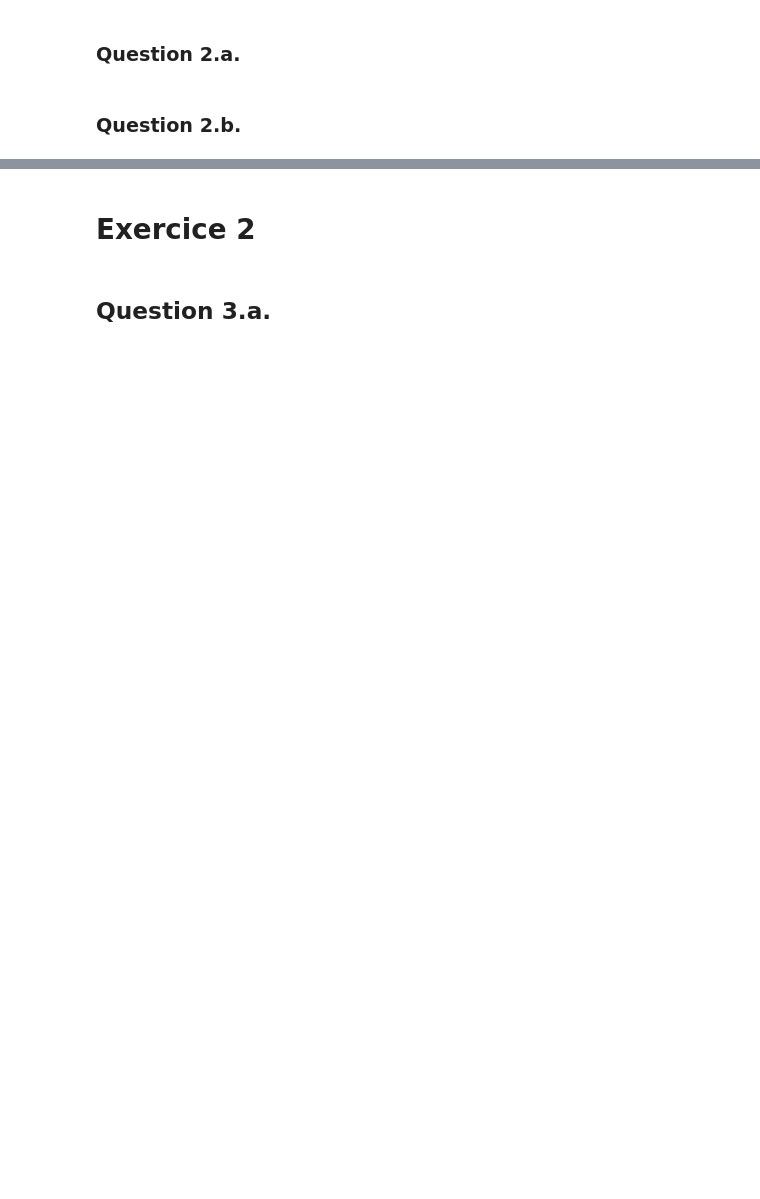
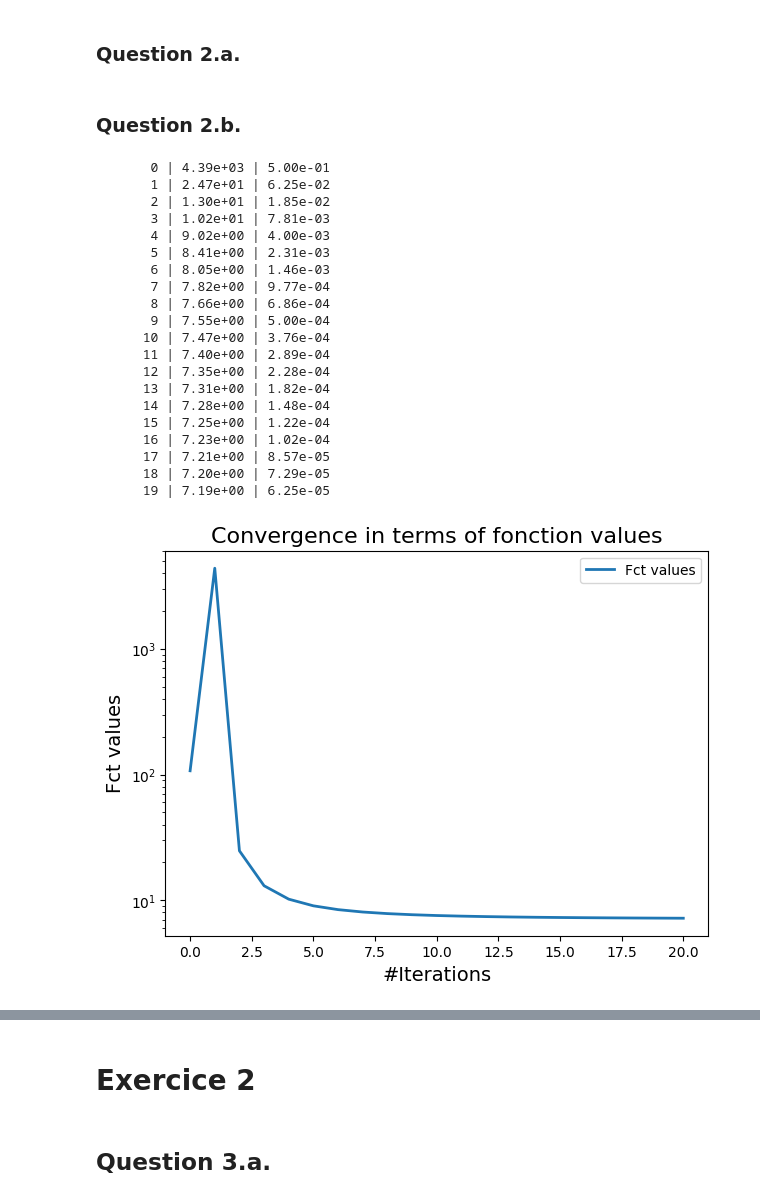
Before and after one commit to Pi-erren/psl_iasd_works, a Jupyter notebook: optimization/project/ml_optimization_project.ipynb, the cells around one changed output, grey strips where cells are left out. Saved outputs shown, nothing was run; the diff lists cells and outputs as text; code cells hidden in the pictures; blank space fills up the shorter version.

```diff
--- a/optimization/project/ml_optimization_project.ipynb
+++ b/optimization/project/ml_optimization_project.ipynb
@@ -79,7 +58,33 @@ visualize(data={"Gradient norm": norm_grad_val}, title="norm of gradient")
 # %%
 np.random.seed(0)
 n = 10
 X = np.random.normal(0, 1, n).reshape(1, n)
 y = np.random.normal(0, 1, n).reshape(1, n)
 W0 = np.random.normal(0, 1, (n, n))
-pblinreg = RegPb(X=X, y=y, lbda=2, loss="l2")
+pblinreg = RegPb(X=X, y=y, w=W0, lambda_reg=0)
+
+loss_vals = gd(pblinreg, stepchoice=3, init_step=0.5, n_iter=20, verbose=True)
+visualize(data={"Fct values": loss_vals}, title="fonction values")
+visualize(data={"Gradient norm": pblinreg.g_norm_list}, title="norm of gradient")
+# %% [output]
+       0 | 4.39e+03 | 5.00e-01
+       1 | 2.47e+01 | 6.25e-02
+       2 | 1.30e+01 | 1.85e-02
+       3 | 1.02e+01 | 7.81e-03
+       4 | 9.02e+00 | 4.00e-03
+       5 | 8.41e+00 | 2.31e-03
+       6 | 8.05e+00 | 1.46e-03
+       7 | 7.82e+00 | 9.77e-04
+       8 | 7.66e+00 | 6.86e-04
+       9 | 7.55e+00 | 5.00e-04
+      10 | 7.47e+00 | 3.76e-04
+      11 | 7.40e+00 | 2.89e-04
+      12 | 7.35e+00 | 2.28e-04
+      13 | 7.31e+00 | 1.82e-04
+      14 | 7.28e+00 | 1.48e-04
+      15 | 7.25e+00 | 1.22e-04
+      16 | 7.23e+00 | 1.02e-04
+      17 | 7.21e+00 | 8.57e-05
+      18 | 7.20e+00 | 7.29e-05
+      19 | 7.19e+00 | 6.25e-05
+[figure, added]
```
Also changed, not shown: parts of 9 cells of this notebook, 5 other files.
